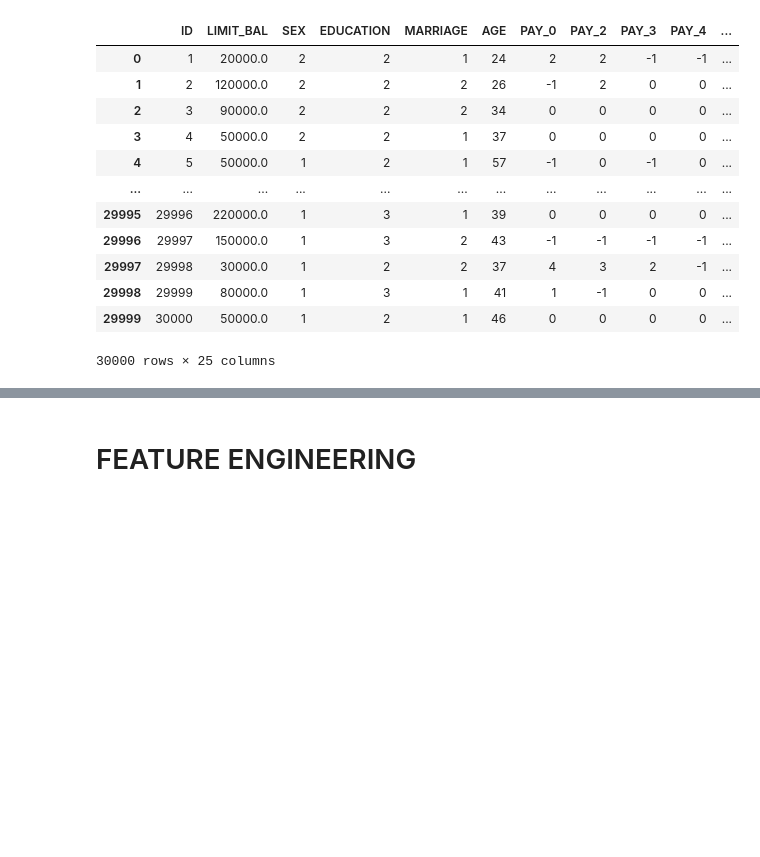
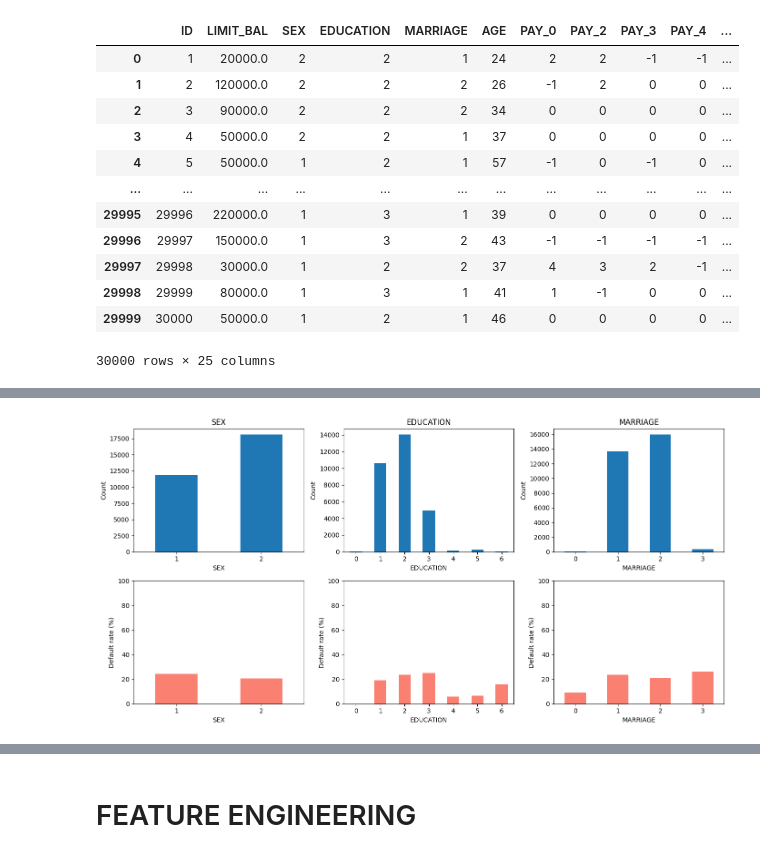
Before and after one commit to baokhanh1410/statistic, a Jupyter notebook: notebook.ipynb, the cells around one changed output, grey strips where cells are left out. Drawn from its saved outputs; the diff is of its cells as text; code cells hidden in the pictures; blank space fills up the shorter version.

```diff
--- a/notebook.ipynb
+++ b/notebook.ipynb
@@ -80,0 +127,11 @@ df_raw
+# %%
+fig, axes = plt.subplots(2, 3, figsize=(14, 7))
+for i, col in enumerate(['SEX', 'EDUCATION', 'MARRIAGE']):
+    df_raw[col].value_counts().sort_index().plot.bar(ax=axes[0, i], rot=0)
+    (df_raw.groupby(col)[TARGET].mean() * 100).plot.bar(ax=axes[1, i], rot=0, color='salmon')
+    axes[0, i].set(xlabel=col, ylabel='Count', title=col)
+    axes[1, i].set(xlabel=col, ylabel='Default rate (%)', ylim=(0, 100))
+plt.tight_layout()
+plt.show()
+# %% [output]
+[figure, added]
```
Also changed, not shown: parts of 38 cells of this notebook.
